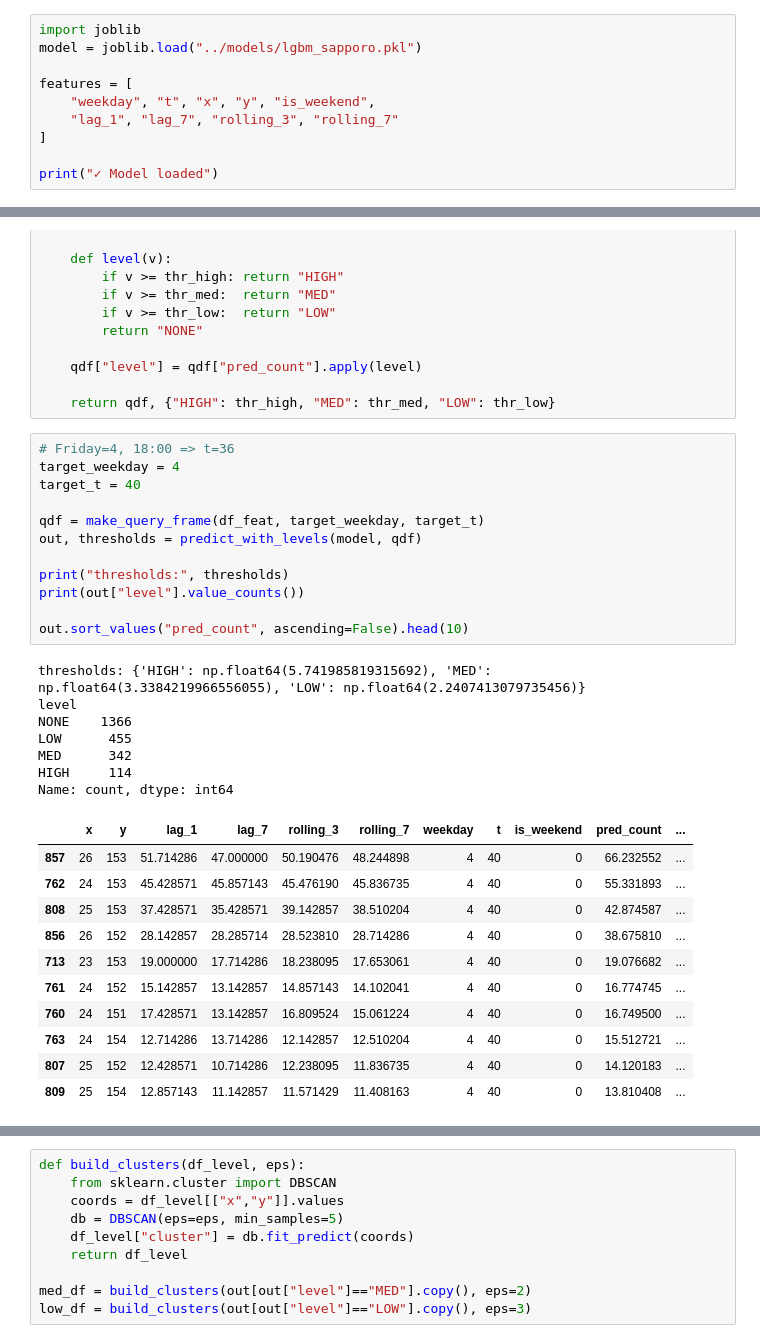
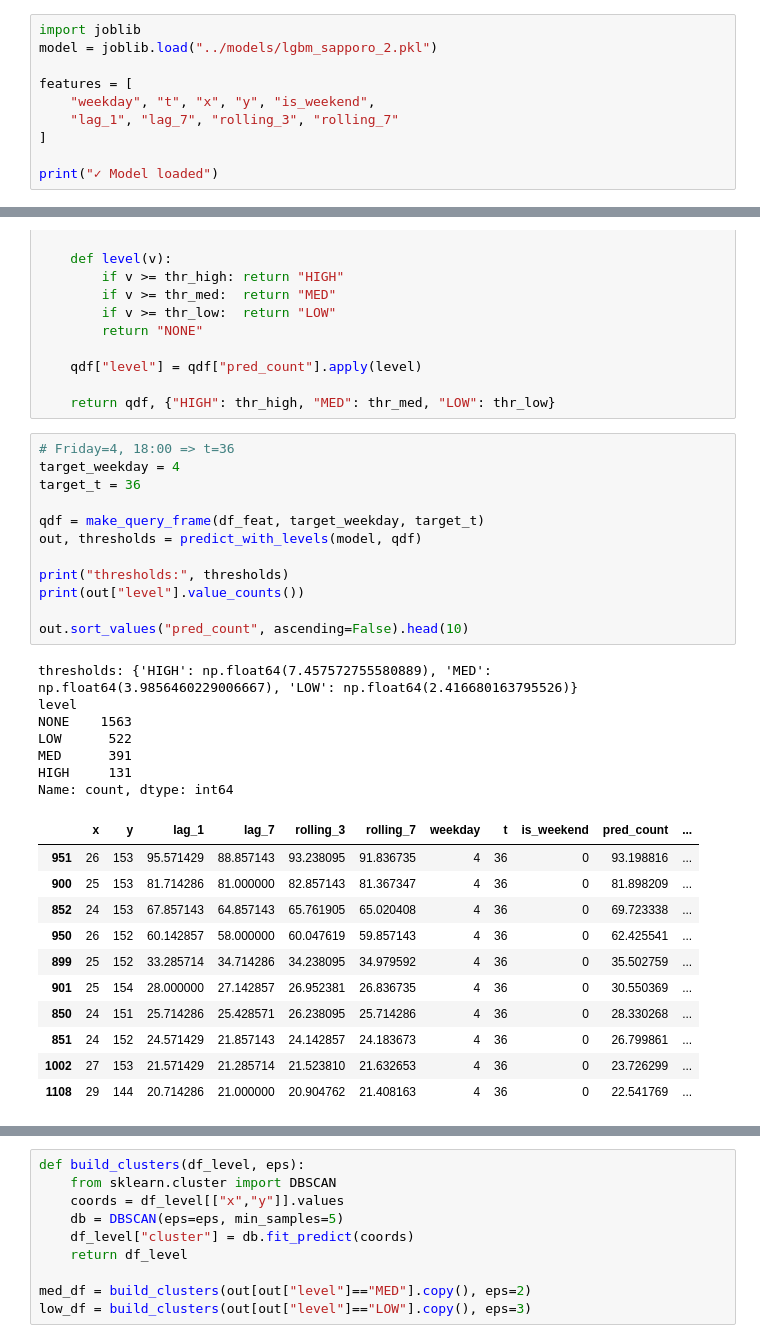
Before and after one commit to radimon/2025_flight_delay_prediction, a Jupyter notebook: notebooks/04_query_confidence.ipynb, the cells around one changed output, grey strips where cells are left out. Cells and saved outputs as stored; diff of their text form.

```diff
--- a/notebooks/04_query_confidence.ipynb
+++ b/notebooks/04_query_confidence.ipynb
@@ -16,7 +16,7 @@ Project root added: C:\Users\USER\Desktop\2026_japan
 ✓ Imports ready
 # %%
 import joblib
-model = joblib.load("../models/lgbm_sapporo.pkl")
+model = joblib.load("../models/lgbm_sapporo_2.pkl")
 
 features = [
     "weekday", "t", "x", "y", "is_weekend",
@@ -115,34 +115,34 @@ def predict_with_levels(model, qdf: pd.DataFrame, q_high=0.95, q_med=0.80, q_low
 # %%
 # Friday=4, 18:00 => t=36
 target_weekday = 4
-target_t = 40
+target_t = 36
 
 qdf = make_query_frame(df_feat, target_weekday, target_t)
 out, thresholds = predict_with_levels(model, qdf)
 
 print("thresholds:", thresholds)
 print(out["level"].value_counts())
 
 out.sort_values("pred_count", ascending=False).head(10)
 # %% [output]
-thresholds: {'HIGH': np.float64(5.741985819315692), 'MED': np.float64(3.3384219966556055), 'LOW': np.float64(2.2407413079735456)}
+thresholds: {'HIGH': np.float64(7.457572755580889), 'MED': np.float64(3.9856460229006667), 'LOW': np.float64(2.416680163795526)}
 level
-NONE    1366
-LOW      455
-MED      342
-HIGH     114
+NONE    1563
+LOW      522
+MED      391
+HIGH     131
 Name: count, dtype: int64
 |  | x | y | lag_1 | lag_7 | rolling_3 | rolling_7 | weekday | t | is_weekend | pred_count | ... |
-| 857 | 26 | 153 | 51.714286 | 47.000000 | 50.190476 | 48.244898 | 4 | 40 | 0 | 66.232552 | ... |
-| 762 | 24 | 153 | 45.428571 | 45.857143 | 45.476190 | 45.836735 | 4 | 40 | 0 | 55.331893 | ... |
-| 808 | 25 | 153 | 37.428571 | 35.428571 | 39.142857 | 38.510204 | 4 | 40 | 0 | 42.874587 | ... |
-| 856 | 26 | 152 | 28.142857 | 28.285714 | 28.523810 | 28.714286 | 4 | 40 | 0 | 38.675810 | ... |
-| 713 | 23 | 153 | 19.000000 | 17.714286 | 18.238095 | 17.653061 | 4 | 40 | 0 | 19.076682 | ... |
-| 761 | 24 | 152 | 15.142857 | 13.142857 | 14.857143 | 14.102041 | 4 | 40 | 0 | 16.774745 | ... |
-| 760 | 24 | 151 | 17.428571 | 13.142857 | 16.809524 | 15.061224 | 4 | 40 | 0 | 16.749500 | ... |
-| 763 | 24 | 154 | 12.714286 | 13.714286 | 12.142857 | 12.510204 | 4 | 40 | 0 | 15.512721 | ... |
-| 807 | 25 | 152 | 12.428571 | 10.714286 | 12.238095 | 11.836735 | 4 | 40 | 0 | 14.120183 | ... |
-| 809 | 25 | 154 | 12.857143 | 11.142857 | 11.571429 | 11.408163 | 4 | 40 | 0 | 13.810408 | ... |
+| 951 | 26 | 153 | 95.571429 | 88.857143 | 93.238095 | 91.836735 | 4 | 36 | 0 | 93.198816 | ... |
+| 900 | 25 | 153 | 81.714286 | 81.000000 | 82.857143 | 81.367347 | 4 | 36 | 0 | 81.898209 | ... |
+| 852 | 24 | 153 | 67.857143 | 64.857143 | 65.761905 | 65.020408 | 4 | 36 | 0 | 69.723338 | ... |
+| 950 | 26 | 152 | 60.142857 | 58.000000 | 60.047619 | 59.857143 | 4 | 36 | 0 | 62.425541 | ... |
+| 899 | 25 | 152 | 33.285714 | 34.714286 | 34.238095 | 34.979592 | 4 | 36 | 0 | 35.502759 | ... |
+| 901 | 25 | 154 | 28.000000 | 27.142857 | 26.952381 | 26.836735 | 4 | 36 | 0 | 30.550369 | ... |
+| 850 | 24 | 151 | 25.714286 | 25.428571 | 26.238095 | 25.714286 | 4 | 36 | 0 | 28.330268 | ... |
+| 851 | 24 | 152 | 24.571429 | 21.857143 | 24.142857 | 24.183673 | 4 | 36 | 0 | 26.799861 | ... |
+| 1002 | 27 | 153 | 21.571429 | 21.285714 | 21.523810 | 21.632653 | 4 | 36 | 0 | 23.726299 | ... |
+| 1108 | 29 | 144 | 20.714286 | 21.000000 | 20.904762 | 21.408163 | 4 | 36 | 0 | 22.541769 | ... |
 # %%
 from sklearn.cluster import DBSCAN
 
```
Also changed, not shown: parts of 10 cells of this notebook, 10 other files.
